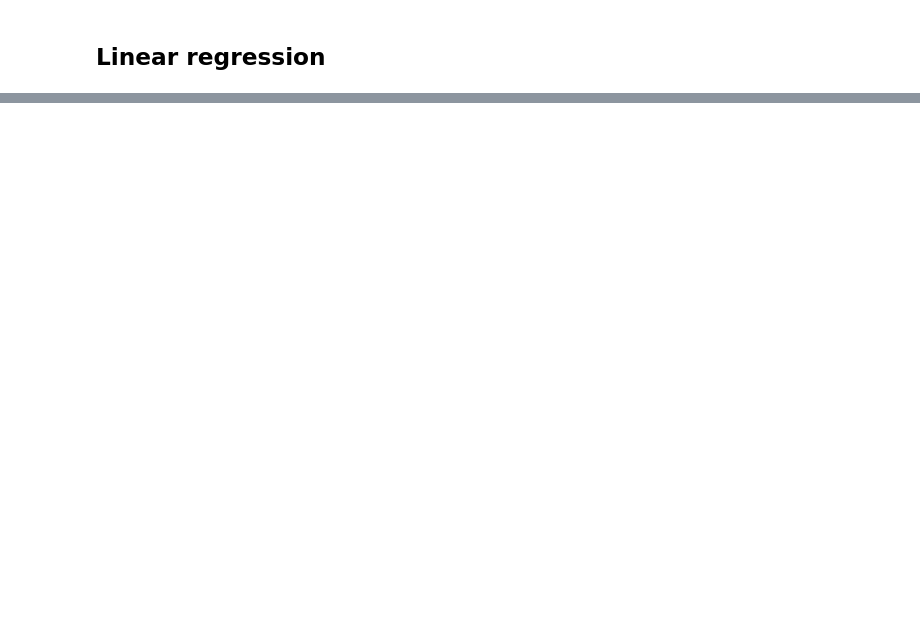
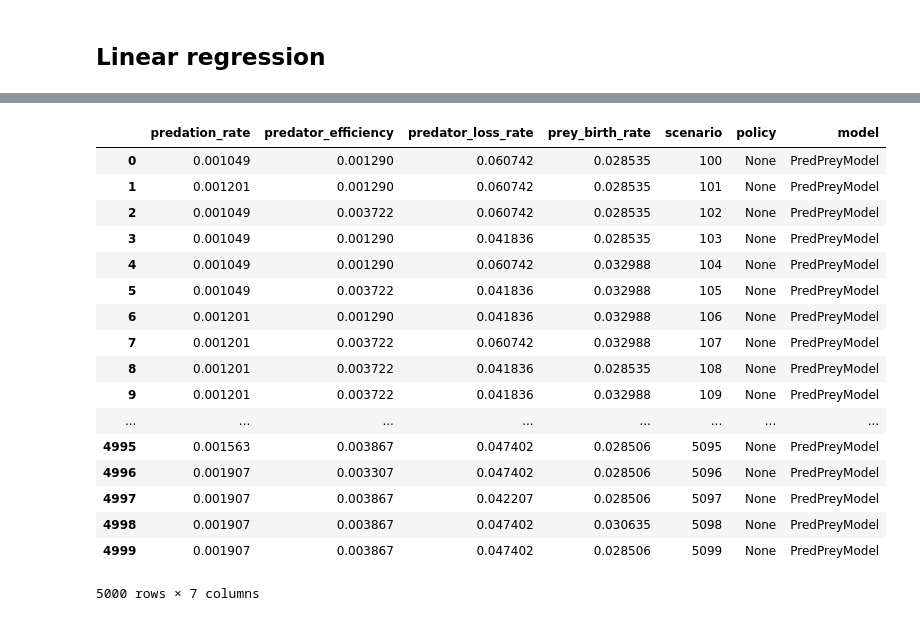
Before and after one commit to herzogrh/epa1361, a Jupyter notebook: Week 3-4 - vulnerability analysis/assignment 6 - sensitivity analysis.ipynb, the cells around one changed output, grey strips where cells are left out. Saved outputs shown, nothing was run; the diff lists cells and outputs as text; code cells hidden in the pictures; blank space fills up the shorter version.

```diff
--- a/Week 3-4 - vulnerability analysis/assignment 6 - sensitivity analysis.ipynb
+++ b/Week 3-4 - vulnerability analysis/assignment 6 - sensitivity analysis.ipynb
@@ -229,0 +211,21 @@ Warnings:
+# %%
+experiments
+# %% [output]
+|  | predation_rate | predator_efficiency | predator_loss_rate | prey_birth_rate | scenario | policy | model |
+| 0 | 0.001049 | 0.001290 | 0.060742 | 0.028535 | 100 | None | PredPreyModel |
+| 1 | 0.001201 | 0.001290 | 0.060742 | 0.028535 | 101 | None | PredPreyModel |
+| 2 | 0.001049 | 0.003722 | 0.060742 | 0.028535 | 102 | None | PredPreyModel |
+| 3 | 0.001049 | 0.001290 | 0.041836 | 0.028535 | 103 | None | PredPreyModel |
+| 4 | 0.001049 | 0.001290 | 0.060742 | 0.032988 | 104 | None | PredPreyModel |
+| 5 | 0.001049 | 0.003722 | 0.041836 | 0.032988 | 105 | None | PredPreyModel |
+| 6 | 0.001201 | 0.001290 | 0.041836 | 0.032988 | 106 | None | PredPreyModel |
+| 7 | 0.001201 | 0.003722 | 0.060742 | 0.032988 | 107 | None | PredPreyModel |
+| 8 | 0.001201 | 0.003722 | 0.041836 | 0.028535 | 108 | None | PredPreyModel |
+| 9 | 0.001201 | 0.003722 | 0.041836 | 0.032988 | 109 | None | PredPreyModel |
+| ... | ... | ... | ... | ... | ... | ... | ... |
+| 4995 | 0.001563 | 0.003867 | 0.047402 | 0.028506 | 5095 | None | PredPreyModel |
+| 4996 | 0.001907 | 0.003307 | 0.047402 | 0.028506 | 5096 | None | PredPreyModel |
+| 4997 | 0.001907 | 0.003867 | 0.042207 | 0.028506 | 5097 | None | PredPreyModel |
+| 4998 | 0.001907 | 0.003867 | 0.047402 | 0.030635 | 5098 | None | PredPreyModel |
+| 4999 | 0.001907 | 0.003867 | 0.047402 | 0.028506 | 5099 | None | PredPreyModel |
+5000 rows × 7 columns
```
Also changed, not shown: parts of 16 cells of this notebook.
